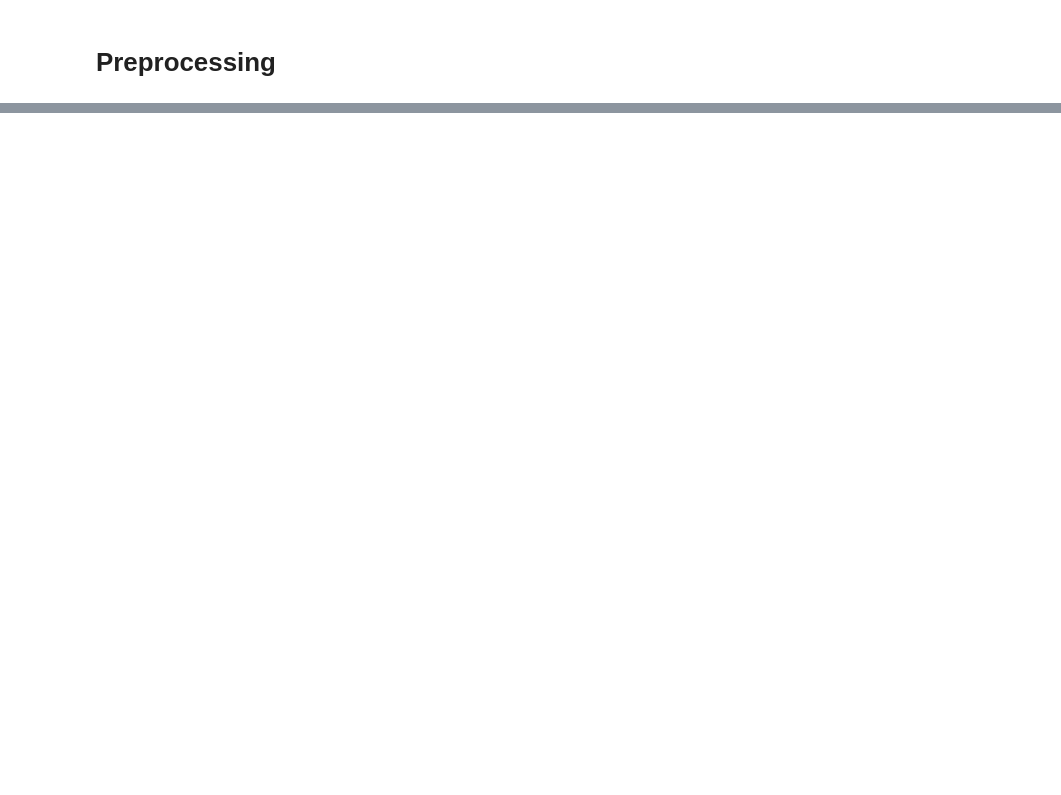
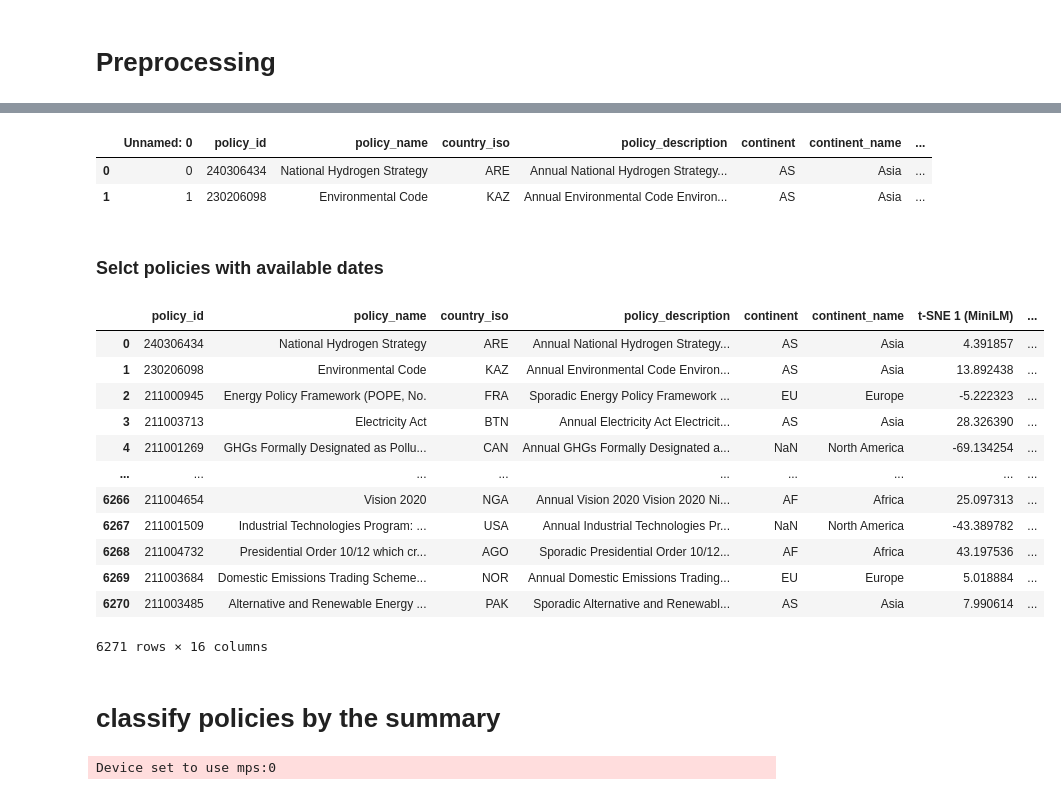
Before and after one commit to mkrunic/KULdatathon2025, a Jupyter notebook: test.ipynb, the cells around one changed output, grey strips where cells are left out. Drawn from its saved outputs; the diff is of its cells as text; code cells hidden in the pictures; blank space fills up the shorter version.

Commit message:
Add embedding, visualisation and summary

```diff
--- a/test.ipynb
+++ b/test.ipynb
@@ -320,0 +22,5 @@ ERROR: No matching distribution found for pdf_reader
+# %%
+co2 = pd.read_csv('/Users/sofialuk/Desktop/Datathon/export_emissions.csv',  header=0, skiprows=1, sep=';')
+summaries = pd.read_csv('df_summarized.csv')
+full_df = pd.read_csv('/Users/sofialuk/Desktop/Datathon/climate_policies_cleaned.csv', sep=';')
+renewables = pd.read_csv('/Users/sofialuk/Desktop/Datathon/complete_renewable_energy_dataset.csv')
@@ -320,0 +120,32 @@ ERROR: No matching distribution found for pdf_reader
+# %%
+
+summaries.head(2)
+# %% [output]
+|  | Unnamed: 0 | policy_id | policy_name | country_iso | policy_description | continent | continent_name | ... |
+| 0 | 0 | 240306434 | National Hydrogen Strategy | ARE | Annual National Hydrogen Strategy... | AS | Asia | ... |
+| 1 | 1 | 230206098 | Environmental Code | KAZ | Annual Environmental Code Environ... | AS | Asia | ... |
+# %%
+summaries['start_date'] = full_df['start_date']
+summaries['end_date'] = full_df['end_date']
+summaries['decision_date'] = full_df['decision_date']
+summaries['high_impact'] = full_df['high_impact']
+# %% [markdown]
+### Selct policies with available dates
+# %%
+summaries = summaries.drop(columns = ["Unnamed: 0"])
+# %%
+summaries
+# %% [output]
+|  | policy_id | policy_name | country_iso | policy_description | continent | continent_name | t-SNE 1 (MiniLM) | ... |
+| 0 | 240306434 | National Hydrogen Strategy | ARE | Annual National Hydrogen Strategy... | AS | Asia | 4.391857 | ... |
+| 1 | 230206098 | Environmental Code | KAZ | Annual Environmental Code Environ... | AS | Asia | 13.892438 | ... |
+| 2 | 211000945 | Energy Policy Framework (POPE, No. | FRA | Sporadic Energy Policy Framework ... | EU | Europe | -5.222323 | ... |
+| 3 | 211003713 | Electricity Act | BTN | Annual Electricity Act Electricit... | AS | Asia | 28.326390 | ... |
+| 4 | 211001269 | GHGs Formally Designated as Pollu... | CAN | Annual GHGs Formally Designated a... | NaN | North America | -69.134254 | ... |
+| ... | ... | ... | ... | ... | ... | ... | ... | ... |
+| 6266 | 211004654 | Vision 2020 | NGA | Annual Vision 2020 Vision 2020 Ni... | AF | Africa | 25.097313 | ... |
+| 6267 | 211001509 | Industrial Technologies Program: ... | USA | Annual Industrial Technologies Pr... | NaN | North America | -43.389782 | ... |
+| 6268 | 211004732 | Presidential Order 10/12 which cr... | AGO | Sporadic Presidential Order 10/12... | AF | Africa | 43.197536 | ... |
+| 6269 | 211003684 | Domestic Emissions Trading Scheme... | NOR | Annual Domestic Emissions Trading... | EU | Europe | 5.018884 | ... |
+| 6270 | 211003485 | Alternative and Renewable Energy ... | PAK | Sporadic Alternative and Renewabl... | AS | Asia | 7.990614 | ... |
+6271 rows × 16 columns
@@ -320,0 +155,41 @@ ERROR: No matching distribution found for pdf_reader
+# %% [markdown]
+# classify policies by the summary
+# %%
+from transformers import pipeline
+# Load the zero-shot classification model
+classifier = pipeline("zero-shot-classification", model="facebook/bart-large-mnli")
+
+# Define the topics
+topics = [
+    "Renewable Energy", "Carbon Emissions", "Carbon Capture",
+    "Waste Management", "Sustainable Agriculture",
+    "Water Conservation", "Public Awareness Initiatives",
+    "Carbon Tax", "Biodiversity Conservation", "Energy Efficiency", "Global Warming"
+]
+
+# Function to assign topic scores to each policy
+def assign_topic_scores(df):
+    scores_list = []
+
+    for policy_summary in df['policy_summary']:
+        result = classifier(policy_summary, topics)
+        scores_list.append(result["scores"])
+
+    # Convert scores to a DataFrame with topic names as columns
+    scores_df = pd.DataFrame(scores_list, columns=topics)
+
+    # Concatenate with the original DataFrame
+    df_with_scores = pd.concat([df, scores_df], axis=1)
+    return df_with_scores
+
+# Example usage
+def main():
+    df = summaries_dated
+    df_with_scores = assign_topic_scores(df)
+
+    df_with_scores.to_csv('topic_scores_output.csv', index=False, sep=';')
+
+if __name__ == "__main__":
+    main()
+# %% [output]
+Device set to use mps:0
```
Also changed, not shown: parts of 30 cells of this notebook, 4 other files.
